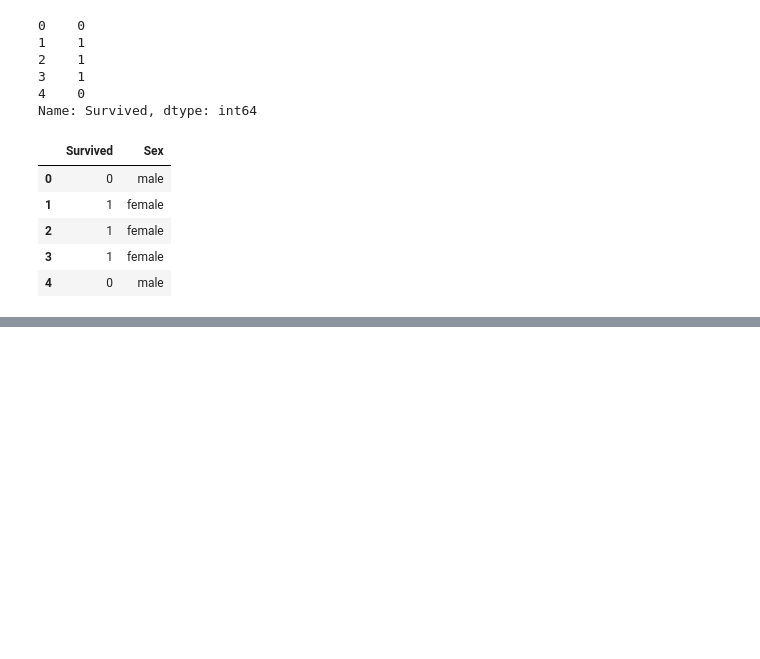
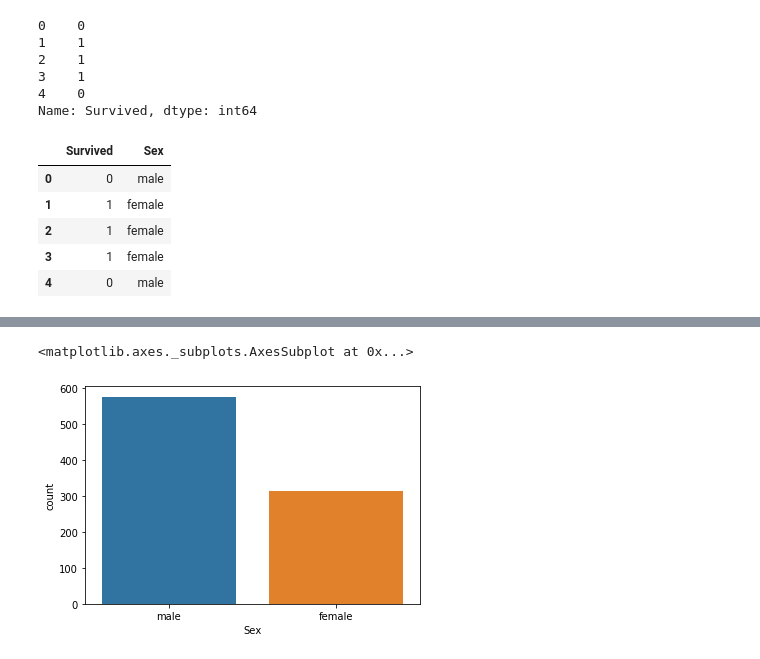
Before and after one commit to tewei0328/AI, a Jupyter notebook: school_titanic_read_csv_資料切片.ipynb, the cells around one changed output, grey strips where cells are left out. Saved outputs shown, nothing was run; the diff lists cells and outputs as text; code cells hidden in the pictures; blank space fills up the shorter version.

```diff
--- a/school_titanic_read_csv_資料切片.ipynb
+++ b/school_titanic_read_csv_資料切片.ipynb
@@ -42,0 +61,5 @@ df[['Survived','Sex']].head()
+# %%
+sb.countplot(df.Sex)
+# %% [output]
+<matplotlib.axes._subplots.AxesSubplot at 0x...>
+[figure, added]
```
Also changed, not shown: parts of 6 cells of this notebook.
